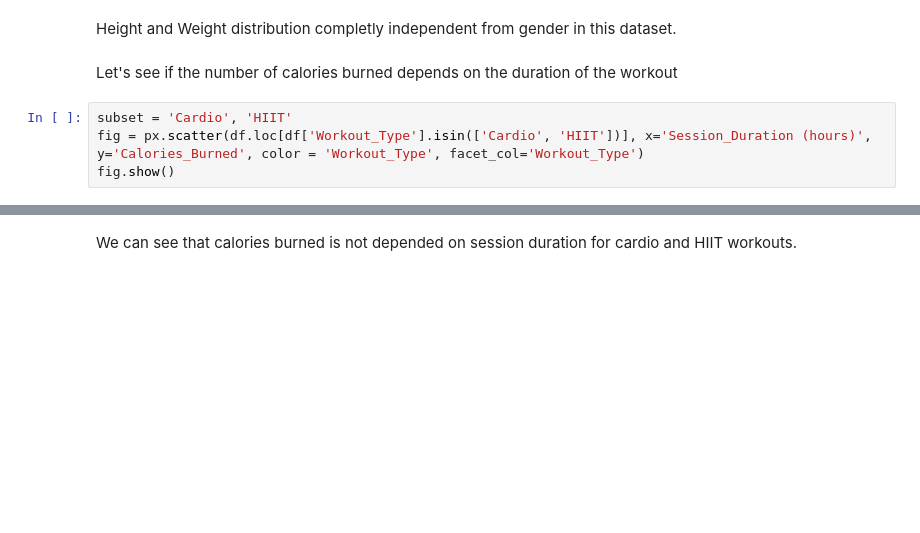
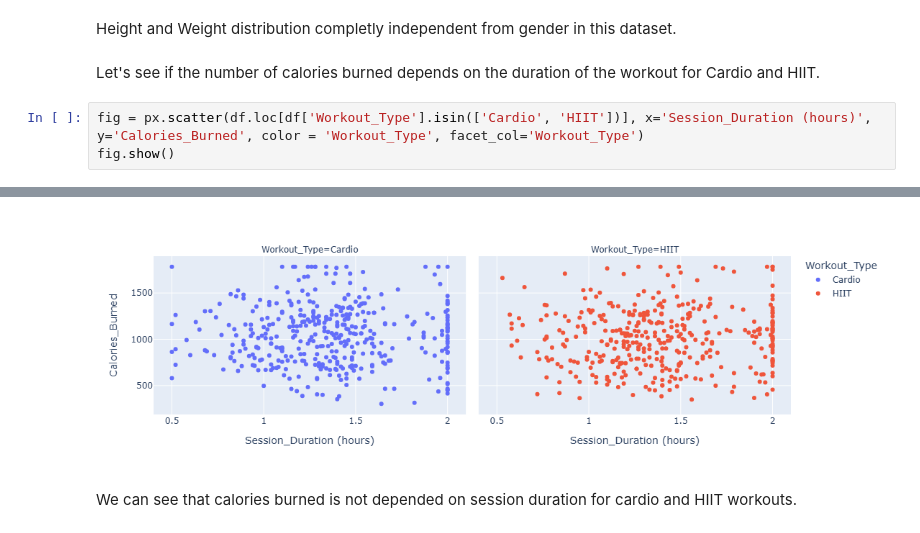
Before and after one commit to ChekhVladimir/Sandbox, a Jupyter notebook: Analyzing_gym_tracker_synthetic_dataset.ipynb, the cells around one changed output, grey strips where cells are left out. Saved outputs shown, nothing was run; the diff lists cells and outputs as text; blank space fills up the shorter version.

```diff
--- a/Analyzing_gym_tracker_synthetic_dataset.ipynb
+++ b/Analyzing_gym_tracker_synthetic_dataset.ipynb
@@ -216,9 +223,8 @@ fig.show()
 # %% [markdown]
 Height and Weight distribution completly independent from gender in this dataset.
 # %% [markdown]
-Let's see if the number of calories burned depends on the duration of the workout
+Let's see if the number of calories burned depends on the duration of the workout for Cardio and HIIT.
 # %%
-subset = 'Cardio', 'HIIT'
 fig = px.scatter(df.loc[df['Workout_Type'].isin(['Cardio', 'HIIT'])], x='Session_Duration (hours)', y='Calories_Burned', color = 'Workout_Type', facet_col='Workout_Type')
 fig.show()
 # %% [output]
@@ -226,3 +231,4 @@ fig.show()
+[figure, added]
 # %% [markdown]
 We can see that calories burned is not depended on session duration for cardio and HIIT workouts.
 # %%
```
Also changed, not shown: parts of 15 cells of this notebook.
